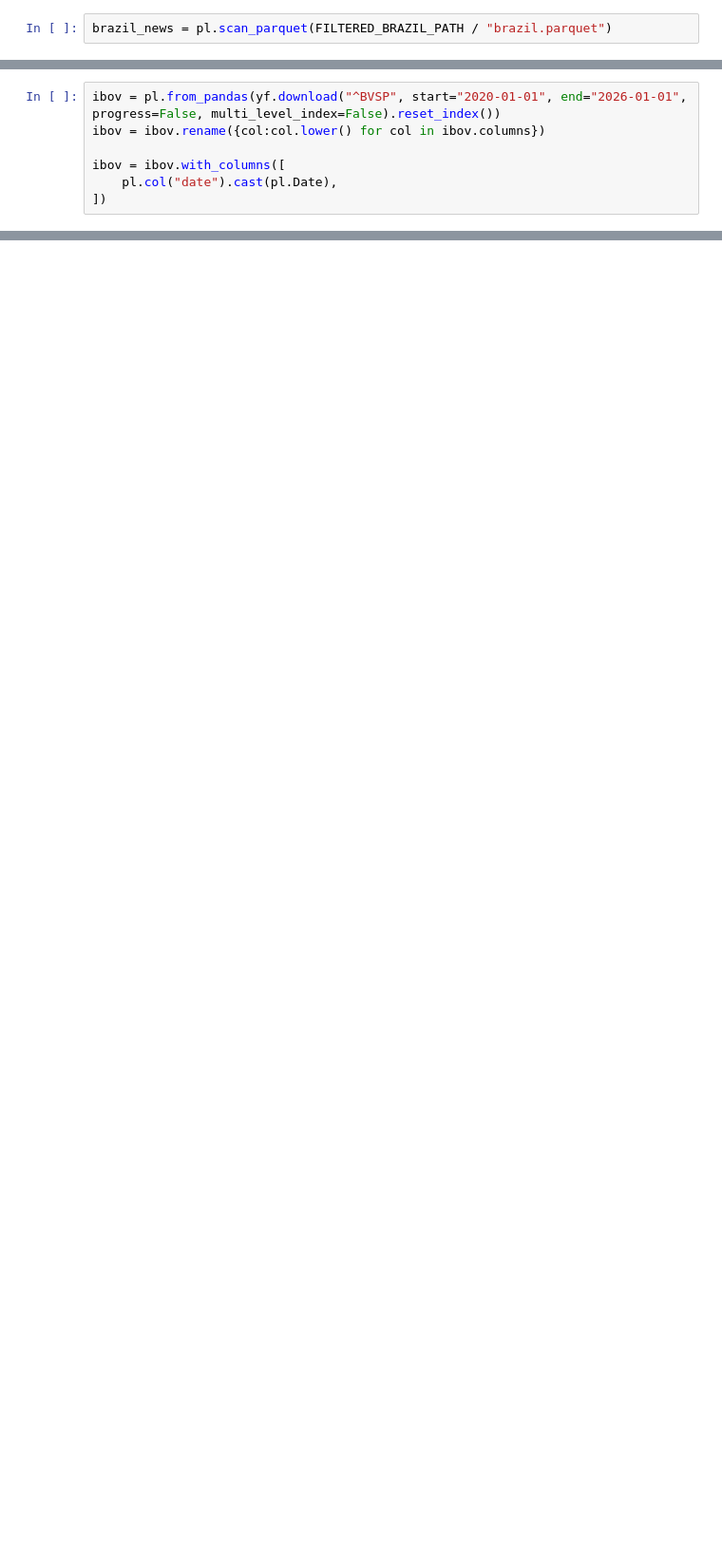
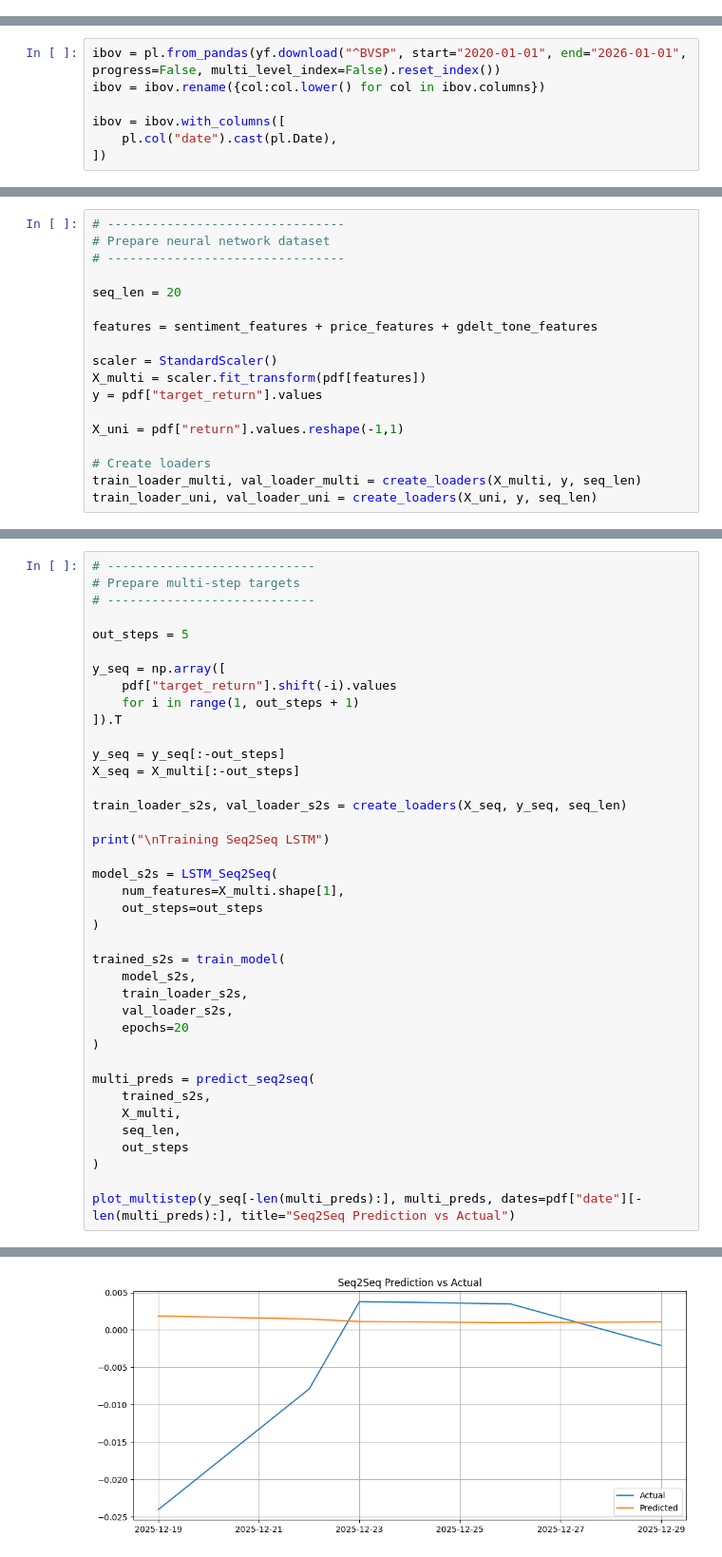
Before and after one commit to Nikolas010101/MBA-TCC, a Jupyter notebook: Market news/analyze_market_news.ipynb, the cells around one changed output, grey strips where cells are left out. Shown at 95% size. Drawn from its saved outputs; the diff is of its cells as text; blank space fills up the shorter version.

```diff
--- a/Market news/analyze_market_news.ipynb
+++ b/Market news/analyze_market_news.ipynb
@@ -70,2 +133,0 @@ if not (FILTERED_BRAZIL_PATH / "brazil.parquet").exists():
-# %%
-brazil_news = pl.scan_parquet(FILTERED_BRAZIL_PATH / "brazil.parquet")
@@ -657,0 +2183,18 @@ Walk-forward accuracy: 0.491497975708502
+# %%
+# --------------------------------
+# Prepare neural network dataset
+# --------------------------------
+
+seq_len = 20
+
+features = sentiment_features + price_features + gdelt_tone_features
+
+scaler = StandardScaler()
+X_multi = scaler.fit_transform(pdf[features])
+y = pdf["target_return"].values
+
+X_uni = pdf["return"].values.reshape(-1,1)
+
+# Create loaders
+train_loader_multi, val_loader_multi = create_loaders(X_multi, y, seq_len)
+train_loader_uni, val_loader_uni = create_loaders(X_uni, y, seq_len)
@@ -657,0 +2315,40 @@ Walk-forward accuracy: 0.491497975708502
+# %%
+# ----------------------------
+# Prepare multi-step targets
+# ----------------------------
+
+out_steps = 5
+
+y_seq = np.array([
+    pdf["target_return"].shift(-i).values
+    for i in range(1, out_steps + 1)
+]).T
+
+y_seq = y_seq[:-out_steps]
+X_seq = X_multi[:-out_steps]
+
+train_loader_s2s, val_loader_s2s = create_loaders(X_seq, y_seq, seq_len)
+
+print("\nTraining Seq2Seq LSTM")
+
+model_s2s = LSTM_Seq2Seq(
+    num_features=X_multi.shape[1],
+    out_steps=out_steps
+)
+
+trained_s2s = train_model(
+    model_s2s,
+    train_loader_s2s,
+    val_loader_s2s,
+    epochs=20
+)
+
+multi_preds = predict_seq2seq(
+    trained_s2s,
+    X_multi,
+    seq_len,
+    out_steps
+)
+
+plot_multistep(y_seq[-len(multi_preds):], multi_preds, dates=pdf["date"][-len(multi_preds):], title="Seq2Seq Prediction vs Actual")
+# %% [output]
@@ -657,0 +2367 @@ Walk-forward accuracy: 0.491497975708502
+[figure, added]
```
Also changed, not shown: parts of 73 cells of this notebook, 2 other files.
